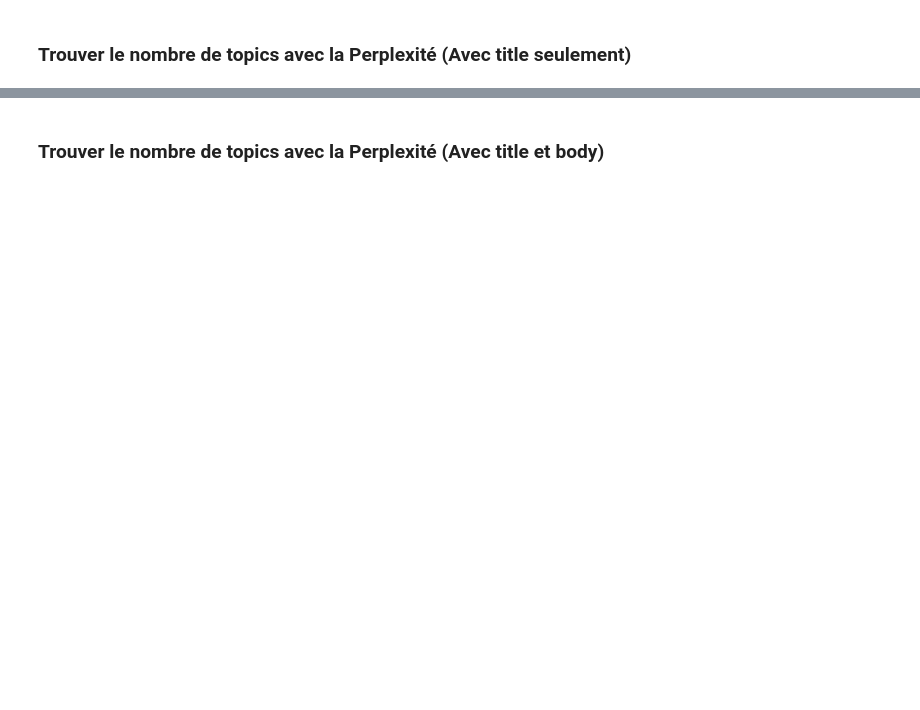
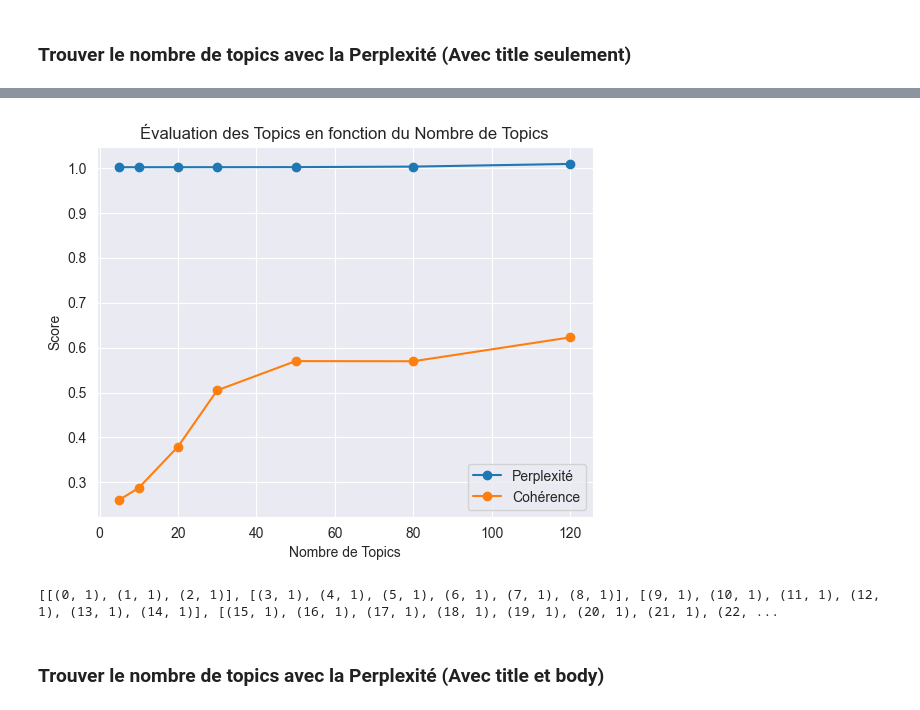
Before and after one commit to walterwhites/Categorisez-automatiquement-des-questions, a Jupyter notebook: models/Masdoumier_Florent_1_notebook_approche_non_supervisée_122023.ipynb, the cells around one changed output, grey strips where cells are left out. Saved outputs shown, nothing was run; the diff lists cells and outputs as text; code cells hidden in the pictures; blank space fills up the shorter version.

```diff
--- a/models/Masdoumier_Florent_1_notebook_approche_non_supervisée_122023.ipynb
+++ b/models/Masdoumier_Florent_1_notebook_approche_non_supervisée_122023.ipynb
@@ -47,19 +41,25 @@ from gensim.models import LdaModel
 from gensim.corpora import Dictionary
 
 # train
-text_data_train_title = [text.split() for text in train_data['title_lemmatized']]
+text_data_train_title = [[word.strip("[]'") for word in doc.split(', ')] for doc in train_data['title_lemmatized']]
+
+text_data_train_title = [[word for phrase in doc for word in phrase.split()] for doc in text_data_train_title]
+
+# test
+text_data_test_title = [[word.strip("[]'") for word in doc.split(', ')] for doc in test_data['title_lemmatized']]
+
+text_data_test_title = [[word for phrase in doc for word in phrase.split()] for doc in text_data_test_title]
+
 dictionary_train_title = Dictionary(text_data_train_title)
 corpus_train_title = [dictionary_train_title.doc2bow(word_list) for word_list in text_data_train_title]
 
-# test
-text_data_test_title = [text.split() for text in test_data['title_lemmatized']]
 dictionary_test_title = Dictionary(text_data_test_title)
 corpus_test_title = [dictionary_test_title.doc2bow(word_list) for word_list in text_data_test_title]
 
-# Entraînement du modèle LDA sur l'ensemble d'entraînement
+# Entraînement du modèle LDA sur le train set
 lda_model_title = LdaModel(corpus_train_title, num_topics=5, id2word=dictionary_train_title, passes=10)
 
-# Afficher les mots associés à chaque topic pour le titre
+# mots associés à chaque topic pour le titre
 print("Mots associés à chaque topic pour le titre:")
 for topic_idx, topic in lda_model_title.print_topics():
     print(f"Topic {topic_idx + 1}: {topic}")
@@ -67,10 +67,10 @@ for topic_idx, topic in lda_model_title.print_topics():
 # LDA pour transformer les données de test sur l'ensemble de test
 lda_transformed_title_test = lda_model_title[corpus_test_title]
 
-# Calculer la log-perplexité
+# calculer la log-perplexité
 log_perplexity_title = lda_model_title.log_perplexity(lda_transformed_title_test)
 
-# Calculer la perplexité à partir de la log-perplexité
+# calculer la perplexité à partir de la log-perplexité
 perplexity_title = np.exp(-log_perplexity_title / len(corpus_test_title))
 
 print(f"Log-Perplexity: {log_perplexity_title}")
@@ -134,3 +170,24 @@ Le nombre optimal de topics est : 1
+# %%
+import matplotlib.pyplot as plt
+
+# scores de perplexité
+plt.plot(num_topics_list, perplexity_scores, marker='o', linestyle='-', label='Perplexité')
+
+# scores de cohérence
+plt.plot(num_topics_list, coherence_scores, marker='o', linestyle='-', label='Cohérence')
+
+plt.xlabel('Nombre de Topics')
+plt.ylabel('Score')
+plt.title('Évaluation des Topics en fonction du Nombre de Topics')
+plt.legend()
+plt.grid(True)
+plt.show()
+# %% [output]
+[figure, added]
+# %%
+print(corpus_train_title)
+# %% [output]
+[[(0, 1), (1, 1), (2, 1)], [(3, 1), (4, 1), (5, 1), (6, 1), (7, 1), (8, 1)], [(9, 1), (10, 1), (11, 1), (12, 1), (13, 1), (14, 1)], [(15, 1), (16, 1), (17, 1), (18, 1), (19, 1), (20, 1), (21, 1), (22, ...
 # %% [markdown]
 ### Trouver le nombre de topics avec la Perplexité (Avec title et body)
 # %%
```
Also changed, not shown: parts of 13 cells of this notebook, 6 other files.
